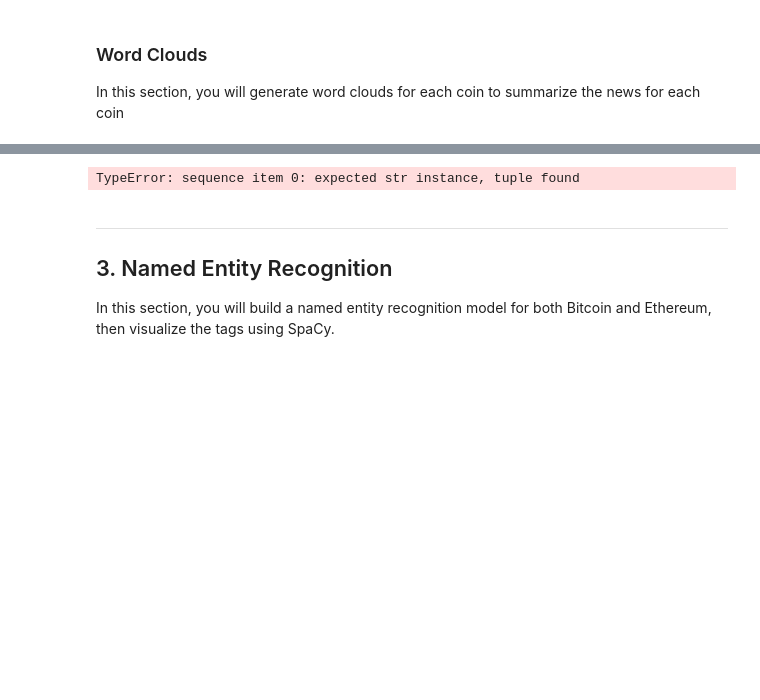
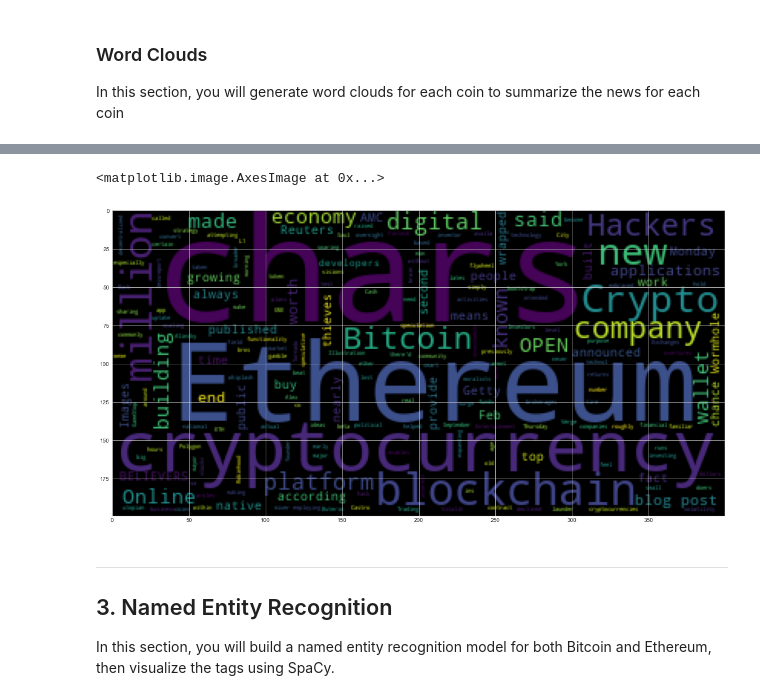
Before and after one commit to Nimai95/Hoemwork-NLP, a Jupyter notebook: Starter_Code/crypto_sentiment.ipynb, the cells around one changed output, grey strips where cells are left out. Saved outputs shown, nothing was run; the diff lists cells and outputs as text; code cells hidden in the pictures; blank space fills up the shorter version.

```diff
--- a/Starter_Code/crypto_sentiment.ipynb
+++ b/Starter_Code/crypto_sentiment.ipynb
@@ -299,10 +300,11 @@ TypeError: sequence item 0: expected str instance, tuple found
 # %%
 # Generate the Ethereum word cloud
-big_string_2 = ' '.join(ethereum_counts)
+big_string_2 = ' '.join(ethereum_df['tokens'])
 wc_2 = WordCloud().generate(big_string_2)
 plt.imshow(wc_2)
 # %% [output]
-TypeError: sequence item 0: expected str instance, tuple found
+<matplotlib.image.AxesImage at 0x...>
+[figure, added]
 # %% [markdown]
 ---
 ## 3. Named Entity Recognition
```
Also changed, not shown: parts of 3 cells of this notebook.
